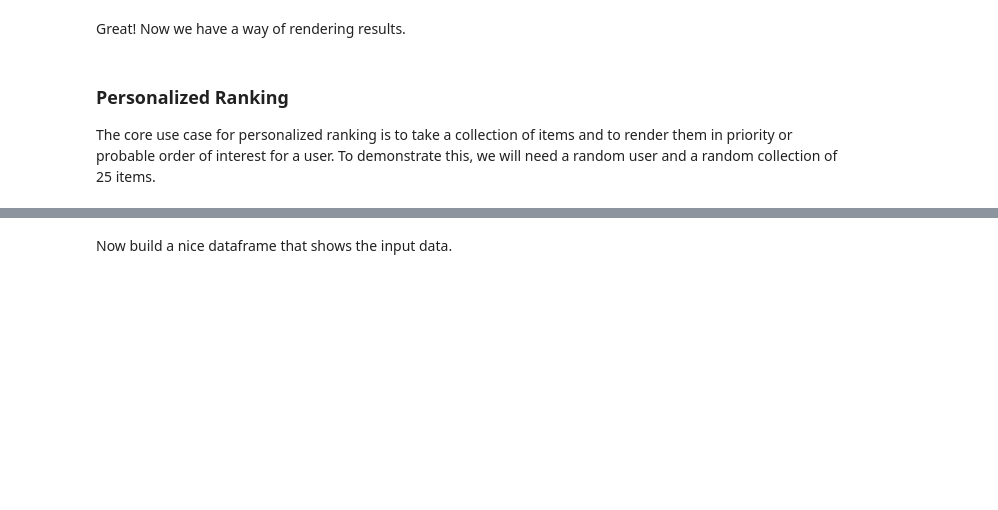
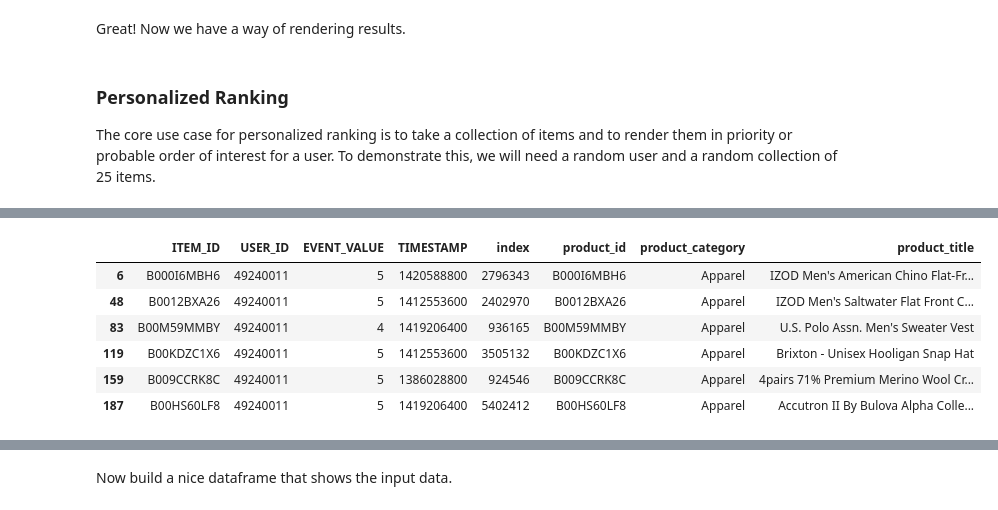
Before and after one commit to catwhiskers/p13n-search-and-learn-2-rank, a Jupyter notebook: 06-personalize_ranking_amzreview.ipynb, the cells around one changed output, grey strips where cells are left out. Drawn from its saved outputs; the diff is of its cells as text; code cells hidden in the pictures; blank space fills up the shorter version.

```diff
--- a/06-personalize_ranking_amzreview.ipynb
+++ b/06-personalize_ranking_amzreview.ipynb
@@ -826,0 +1074,10 @@ rerank_user = 9979839
+# %%
+all_df[all_df['product_category']==query]
+# %% [output]
+|  | ITEM_ID | USER_ID | EVENT_VALUE | TIMESTAMP | index | product_id | product_category | product_title |
+| 6 | B000I6MBH6 | 49240011 | 5 | 1420588800 | 2796343 | B000I6MBH6 | Apparel | IZOD Men's American Chino Flat-Fr... |
+| 48 | B0012BXA26 | 49240011 | 5 | 1412553600 | 2402970 | B0012BXA26 | Apparel | IZOD Men's Saltwater Flat Front C... |
+| 83 | B00M59MMBY | 49240011 | 4 | 1419206400 | 936165 | B00M59MMBY | Apparel | U.S. Polo Assn. Men's Sweater Vest |
+| 119 | B00KDZC1X6 | 49240011 | 5 | 1412553600 | 3505132 | B00KDZC1X6 | Apparel | Brixton - Unisex Hooligan Snap Hat |
+| 159 | B009CCRK8C | 49240011 | 5 | 1386028800 | 924546 | B009CCRK8C | Apparel | 4pairs 71% Premium Merino Wool Cr... |
+| 187 | B00HS60LF8 | 49240011 | 5 | 1419206400 | 5402412 | B00HS60LF8 | Apparel | Accutron II By Bulova Alpha Colle... |
```
Also changed, not shown: parts of 51 cells of this notebook, 1 other file.
